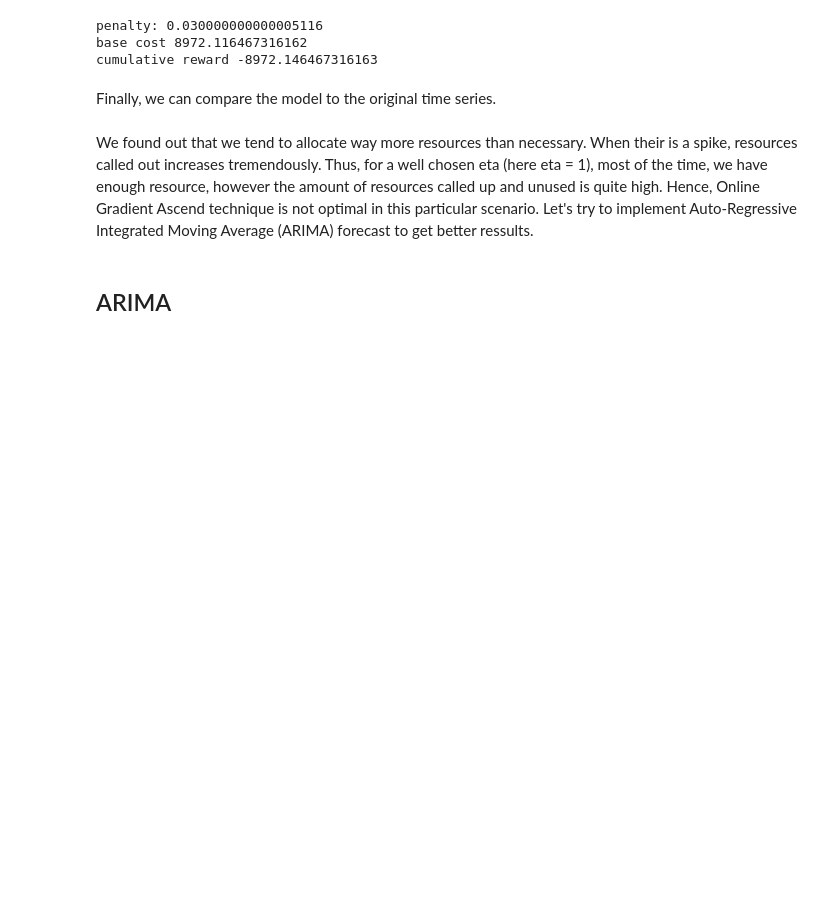
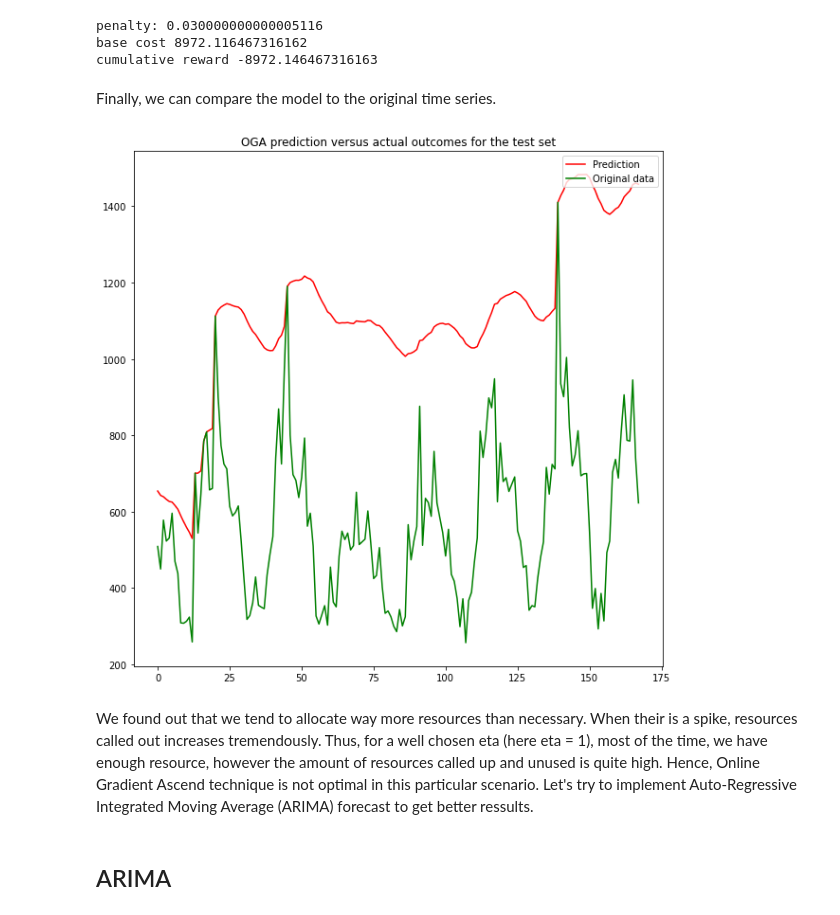
Before and after one commit to ThibautHurson/forecasting, a Jupyter notebook: resource_planning.ipynb, the cells around one changed output. Drawn from its saved outputs; the diff is of its cells as text; code cells hidden in the pictures; blank space fills up the shorter version.

```diff
--- a/resource_planning.ipynb
+++ b/resource_planning.ipynb
@@ -224,10 +217,12 @@ Finally, we can compare the model to the original time series.
 # %%
 plt.figure(figsize = (10,10))
 plt.plot(predictions_test + rolling_mean_exp_decay.values[T_train:], 'r', label='Prediction')
-plt.plot(test, 'g', label='Original data')
+plt.plot(test + rolling_mean_exp_decay.values[T_train:], 'g', label='Original data')
 plt.title('OGA prediction versus actual outcomes for the test set')
 plt.legend(loc='upper right')
 plt.savefig('OGA.png', dpi=1000)
+# %% [output]
+[figure, added]
 # %% [markdown]
 We found out that we tend to allocate way more resources than necessary. When their is a spike, resources called out increases tremendously. Thus, for a well chosen eta (here eta = 1), most of the time, we have enough resource, however the amount of resources called up and unused is quite high. Hence, Online Gradient Ascend technique is not optimal in this particular scenario. Let's try to implement Auto-Regressive Integrated Moving Average (ARIMA) forecast to get better ressults.
 # %% [markdown]
```
Also changed, not shown: parts of 9 cells of this notebook.
